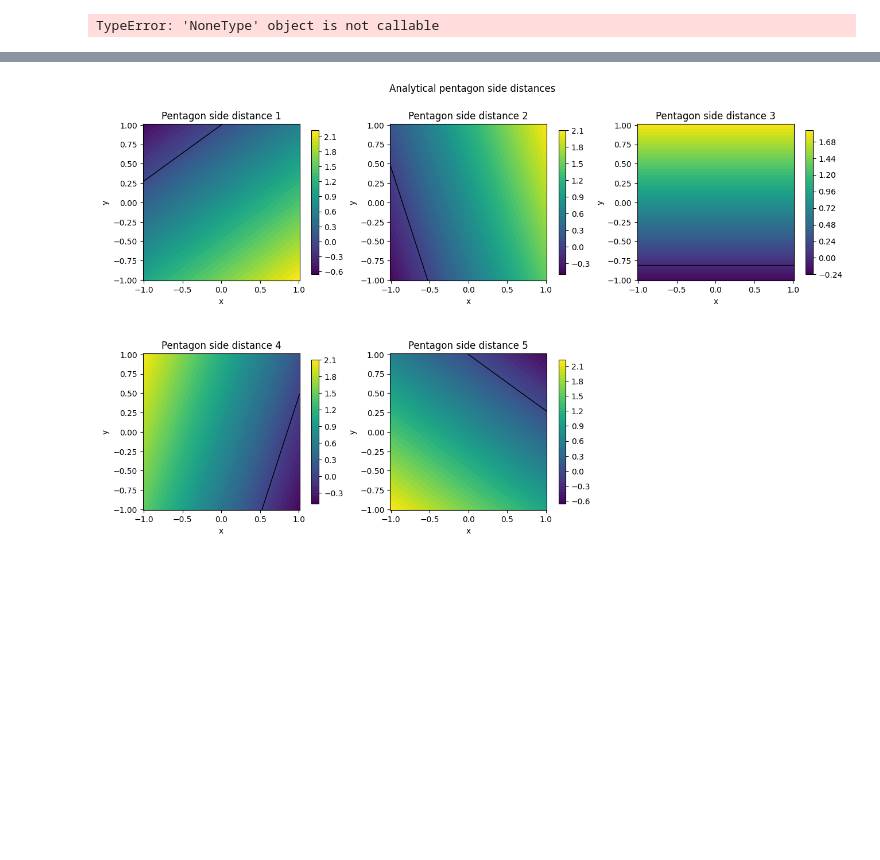
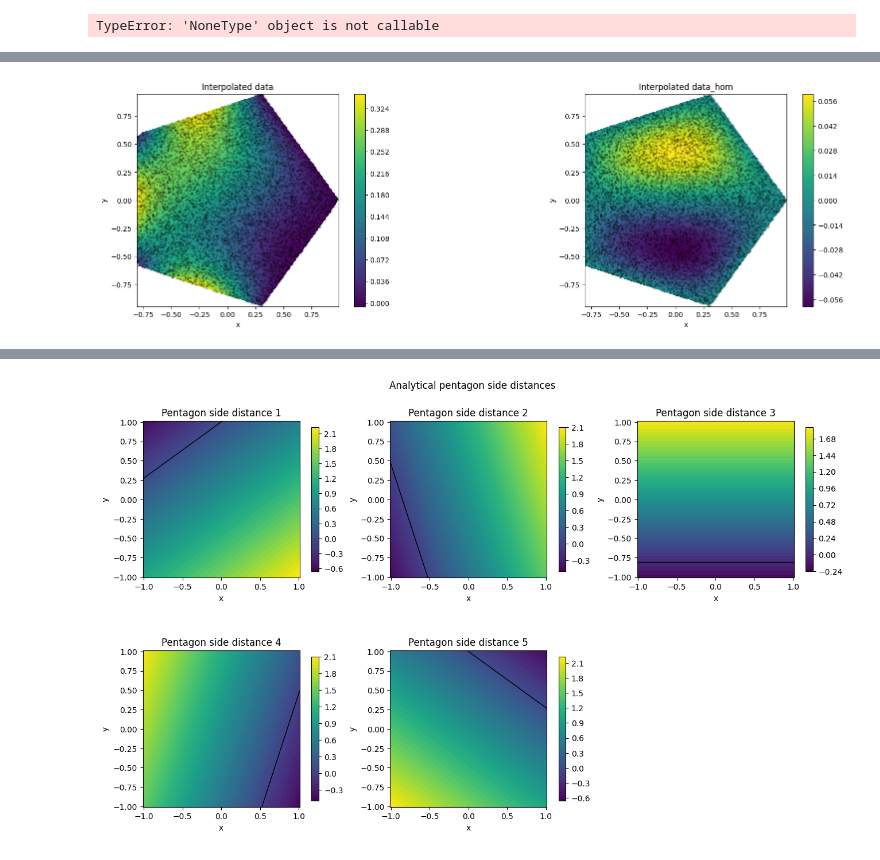
Before and after one commit to csgellert/NeuralIGA, a Jupyter notebook: advanced_neural_iga/advanced_colloc/colloc_results.ipynb, the cells around one changed output, grey strips where cells are left out. Drawn from its saved outputs; the diff is of its cells as text; code cells hidden in the pictures; blank space fills up the shorter version.

```diff
--- a/advanced_neural_iga/advanced_colloc/colloc_results.ipynb
+++ b/advanced_neural_iga/advanced_colloc/colloc_results.ipynb
@@ -171,0 +172,93 @@ Evaluation at 10000 sample points from poisson_samples.csv
+# %%
+# Interpolate the scattered samples and compare the inhomogeneous and homogeneous fields
+from pathlib import Path
+from matplotlib.tri import LinearTriInterpolator, Triangulation
+
+def find_csv(filename):
+    matches = sorted(Path.cwd().rglob(filename))
+    if not matches:
+        raise FileNotFoundError(f"Could not find {filename} under {Path.cwd()}")
+    return matches[0]
+
+csv_file_inh = find_csv("poisson_samples_inhom_1_e_3.csv")
+data = np.genfromtxt(csv_file_inh, delimiter=",", names=True)
+
+csv_file_hom = find_csv("poisson_samples_hom_1_e_3.csv")
+data_hom = np.genfromtxt(csv_file_hom, delimiter=",", names=True)
+
+if data.size == 0:
+    raise ValueError(f"No samples found in {csv_file_inh}")
+if data_hom.size == 0:
+    raise ValueError(f"No samples found in {csv_file_hom}")
+
+pts_x = np.asarray(data["x"], dtype=np.float64).ravel()
+pts_y = np.asarray(data["y"], dtype=np.float64).ravel()
+gt = np.asarray(data["u"], dtype=np.float64).ravel()
+
+pts_x_hom = np.asarray(data_hom["x"], dtype=np.float64).ravel()
+pts_y_hom = np.asarray(data_hom["y"], dtype=np.float64).ravel()
+gt_hom = np.asarray(data_hom["u"], dtype=np.float64).ravel()
+
+wfct_phys = cWEB.NeuralWeightFunction(model=model, domain=None)
+
+x_min = min(pts_x.min(), pts_x_hom.min())
+x_max = max(pts_x.max(), pts_x_hom.max())
+y_min = min(pts_y.min(), pts_y_hom.min())
+y_max = max(pts_y.max(), pts_y_hom.max())
+grid_x = np.linspace(x_min, x_max, 200)
+grid_y = np.linspace(y_min, y_max, 200)
+X, Y = np.meshgrid(grid_x, grid_y)
+
+def interpolate_to_grid(x, y, values):
+    triangulation = Triangulation(x, y)
+    interpolator = LinearTriInterpolator(triangulation, values)
+    return interpolator(X, Y)
+
+U_inh = interpolate_to_grid(pts_x, pts_y, gt)
+U_hom = interpolate_to_grid(pts_x_hom, pts_y_hom, gt_hom)
+U_diff = U_inh - U_hom
+#create stacked grid points for lifting function evaluation
+x_flattened = np.ravel(X)
+y_flattened = np.ravel(Y)
+lifting = ihbnd.get_lifting(model=model_MS,function_case = 11, num_sides=5, points = torch.tensor(np.column_stack((x_flattened, y_flattened)), dtype=torch.float64)).detach().cpu().numpy().reshape(X.shape)
+fig, axes = plt.subplots(1, 2, figsize=(18, 5), constrained_layout=True)
+fig2, axes2 = plt.subplots(1, 3, figsize=(18, 5), constrained_layout=True)
+plots = [
+    (U_inh, "Interpolated data", "viridis"),
+    (U_hom, "Interpolated data_hom", "viridis"),
+
+]
+
+lift_error = np.abs(lifting - U_diff)
+plots2 = [
+    (U_diff, "Interpolated difference: data - data_hom", "coolwarm"),
+    (lifting, "Lifting function", "coolwarm"),
+    (lift_error, "Lifting error", "viridis"),
+]
+
+for ax, (values, title, cmap) in zip(axes, plots):
+    values = np.ma.masked_invalid(values)
+    im = ax.contourf(X, Y, values, levels=60, cmap=cmap)
+    ax.scatter(pts_x, pts_y, s=4, c='k', alpha=0.15)
+    ax.set_title(title)
+    ax.set_xlabel('x')
+    ax.set_ylabel('y')
+    ax.set_aspect('equal', adjustable='box')
+    fig.colorbar(im, ax=ax, fraction=0.046, pad=0.04)
+
+for ax, (values, title, cmap) in zip(axes2, plots2):
+    values = np.ma.masked_invalid(values)
+    im = ax.contourf(X, Y, values, levels=60, cmap=cmap)
+    #ax.scatter(pts_x, pts_y, s=4, c='k', alpha=0.15)
+    ax.contour(X, Y, values, levels=10, colors='k', linewidths=0.5, alpha=0.5)
+    ax.set_title(title)
+    ax.set_xlabel('x')
+    ax.set_ylabel('y')
+    ax.set_aspect('equal', adjustable='box')
+    fig2.colorbar(im, ax=ax, fraction=0.046, pad=0.04)
+
+print(f"Inhomogeneous samples: {len(gt)} points")
+print(f"Homogeneous samples:    {len(gt_hom)} points")
+print(f"Max abs difference: {np.nanmax(np.abs(np.asarray(U_diff))):.6e}")
+print(f"Mean abs difference: {np.nanmean(np.abs(np.asarray(U_diff))):.6e}")
+# %% [output]
@@ -171,0 +269 @@ Evaluation at 10000 sample points from poisson_samples.csv
+[figure, added]
```
Also changed, not shown: parts of 4 cells of this notebook, 3 other files.
